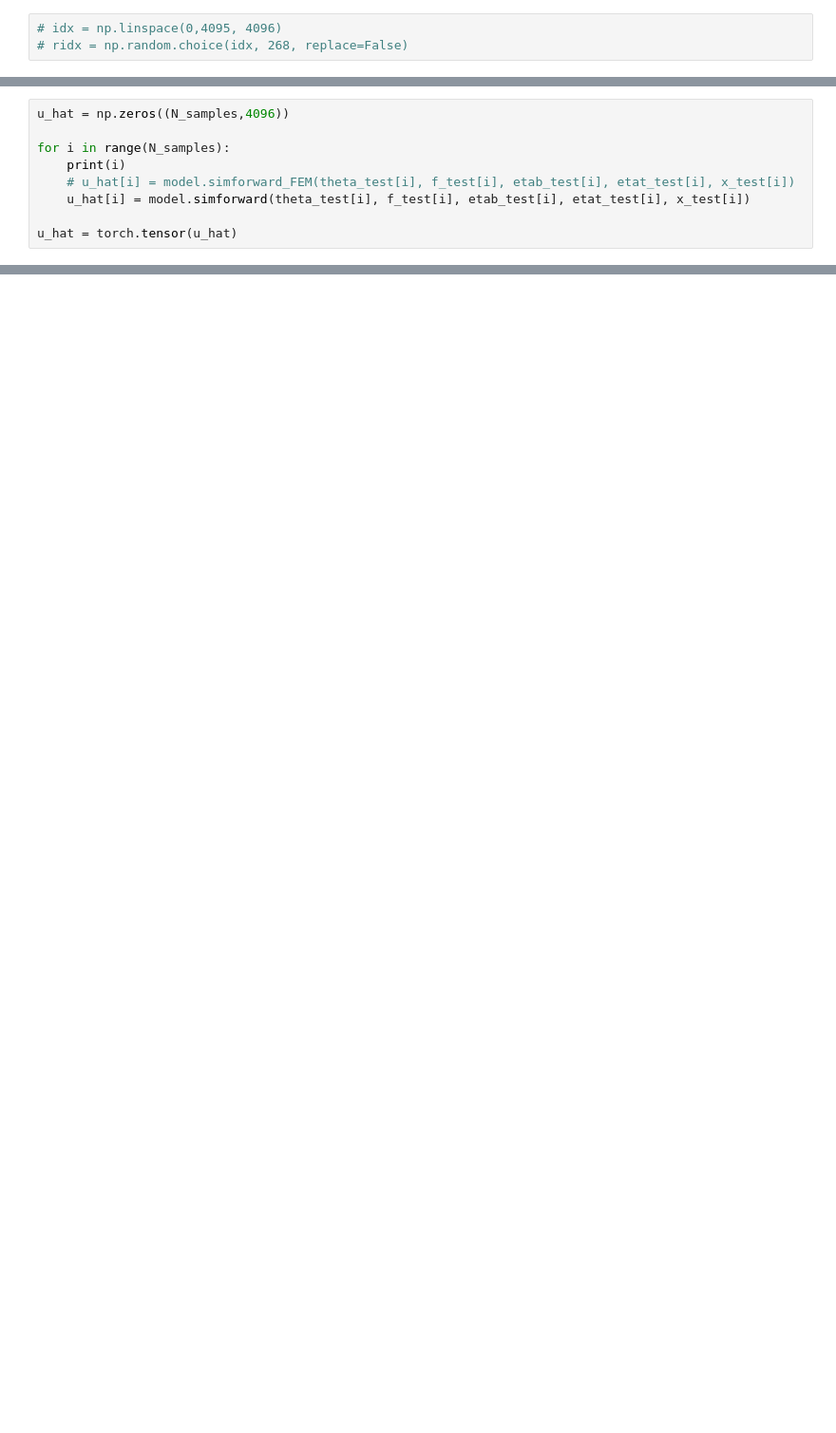
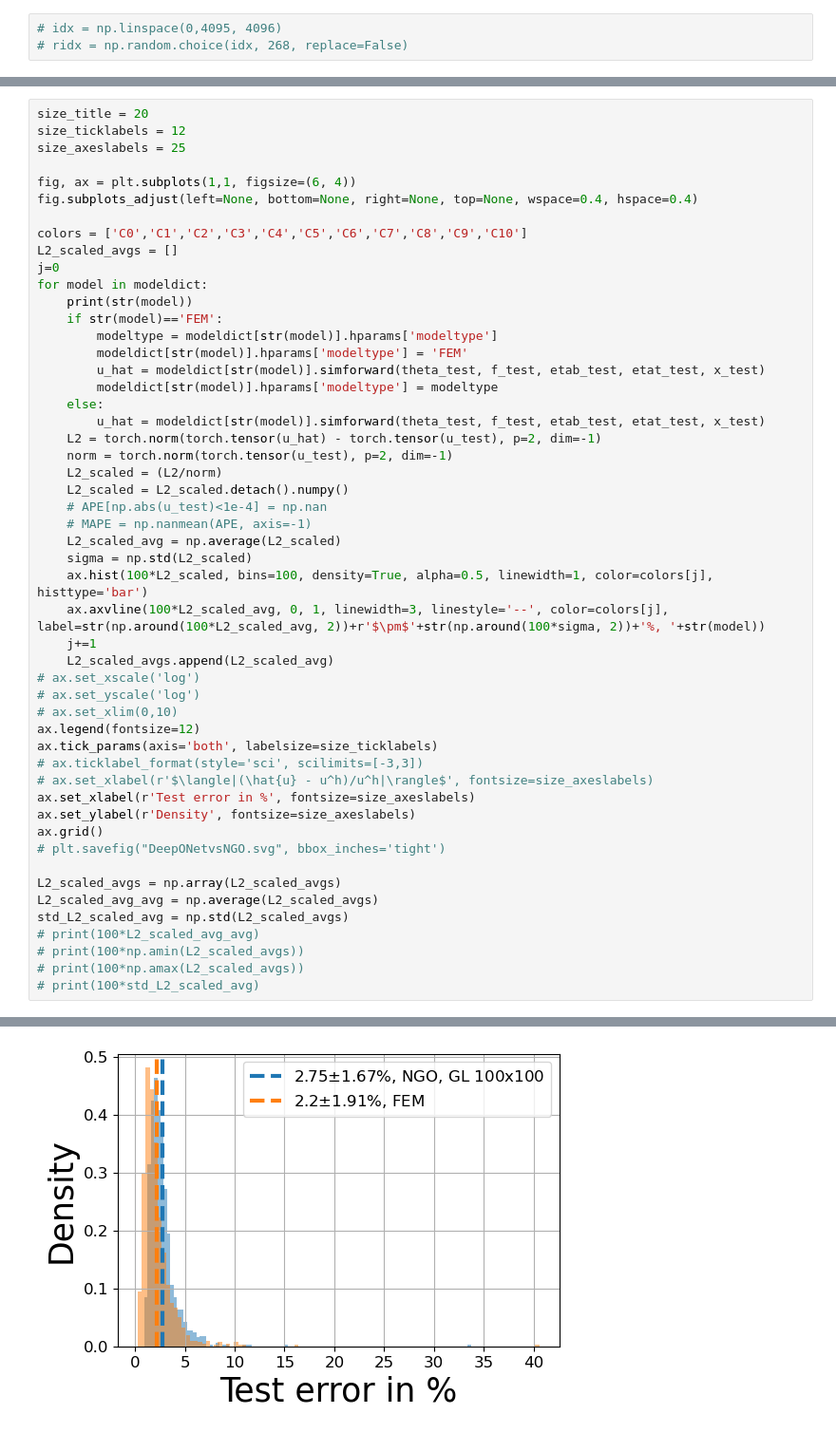
Before and after one commit to JoostHMPrins/ngo, a Jupyter notebook: analysisnotebooks/hc2dpredictions.ipynb, the cells around one changed output, grey strips where cells are left out. Shown at 95% size. Saved outputs shown, nothing was run; the diff lists cells and outputs as text; blank space fills up the shorter version.

```diff
--- a/analysisnotebooks/hc2dpredictions.ipynb
+++ b/analysisnotebooks/hc2dpredictions.ipynb
@@ -577,9 +584,0 @@ u_test = torch.tensor(np.load('../../../trainingdata/HC2D_NGO_VarMiONpapersettin
-# %%
-u_hat = np.zeros((N_samples,4096))
-
-for i in range(N_samples):
-    print(i)
-    # u_hat[i] = model.simforward_FEM(theta_test[i], f_test[i], etab_test[i], etat_test[i], x_test[i])
-    u_hat[i] = model.simforward(theta_test[i], f_test[i], etab_test[i], etat_test[i], x_test[i])
-
-u_hat = torch.tensor(u_hat)
@@ -648,0 +585,52 @@ std_L2_scaled_avg = np.std(L2_scaled_avgs)
+# %%
+size_title = 20
+size_ticklabels = 12
+size_axeslabels = 25
+
+fig, ax = plt.subplots(1,1, figsize=(6, 4))
+fig.subplots_adjust(left=None, bottom=None, right=None, top=None, wspace=0.4, hspace=0.4)
+
+colors = ['C0','C1','C2','C3','C4','C5','C6','C7','C8','C9','C10']
+L2_scaled_avgs = []
+j=0
+for model in modeldict:
+    print(str(model))
+    if str(model)=='FEM':
+        modeltype = modeldict[str(model)].hparams['modeltype']
+        modeldict[str(model)].hparams['modeltype'] = 'FEM'
+        u_hat = modeldict[str(model)].simforward(theta_test, f_test, etab_test, etat_test, x_test)
+        modeldict[str(model)].hparams['modeltype'] = modeltype
+    else:
+        u_hat = modeldict[str(model)].simforward(theta_test, f_test, etab_test, etat_test, x_test)
+    L2 = torch.norm(torch.tensor(u_hat) - torch.tensor(u_test), p=2, dim=-1)
+    norm = torch.norm(torch.tensor(u_test), p=2, dim=-1)
+    L2_scaled = (L2/norm)
+    L2_scaled = L2_scaled.detach().numpy()
+    # APE[np.abs(u_test)<1e-4] = np.nan
+    # MAPE = np.nanmean(APE, axis=-1)
+    L2_scaled_avg = np.average(L2_scaled)
+    sigma = np.std(L2_scaled)
+    ax.hist(100*L2_scaled, bins=100, density=True, alpha=0.5, linewidth=1, color=colors[j], histtype='bar')
+    ax.axvline(100*L2_scaled_avg, 0, 1, linewidth=3, linestyle='--', color=colors[j], label=str(np.around(100*L2_scaled_avg, 2))+r'$\pm$'+str(np.around(100*sigma, 2))+'%, '+str(model))
+    j+=1
+    L2_scaled_avgs.append(L2_scaled_avg)
+# ax.set_xscale('log')
+# ax.set_yscale('log')
+# ax.set_xlim(0,10)
+ax.legend(fontsize=12)
+ax.tick_params(axis='both', labelsize=size_ticklabels)
+# ax.ticklabel_format(style='sci', scilimits=[-3,3])
+# ax.set_xlabel(r'$\langle|(\hat{u} - u^h)/u^h|\rangle$', fontsize=size_axeslabels)
+ax.set_xlabel(r'Test error in %', fontsize=size_axeslabels)
+ax.set_ylabel(r'Density', fontsize=size_axeslabels)
+ax.grid()
+# plt.savefig("DeepONetvsNGO.svg", bbox_inches='tight')
+
+L2_scaled_avgs = np.array(L2_scaled_avgs)
+L2_scaled_avg_avg = np.average(L2_scaled_avgs)
+std_L2_scaled_avg = np.std(L2_scaled_avgs)
+# print(100*L2_scaled_avg_avg)
+# print(100*np.amin(L2_scaled_avgs))
+# print(100*np.amax(L2_scaled_avgs))
+# print(100*std_L2_scaled_avg)
+# %% [output]
@@ -649 +656,2 @@ std_L2_scaled_avg = np.std(L2_scaled_avgs)
+[figure, added]
 # %%
```
Also changed, not shown: parts of 17 cells of this notebook, 2 other files.
